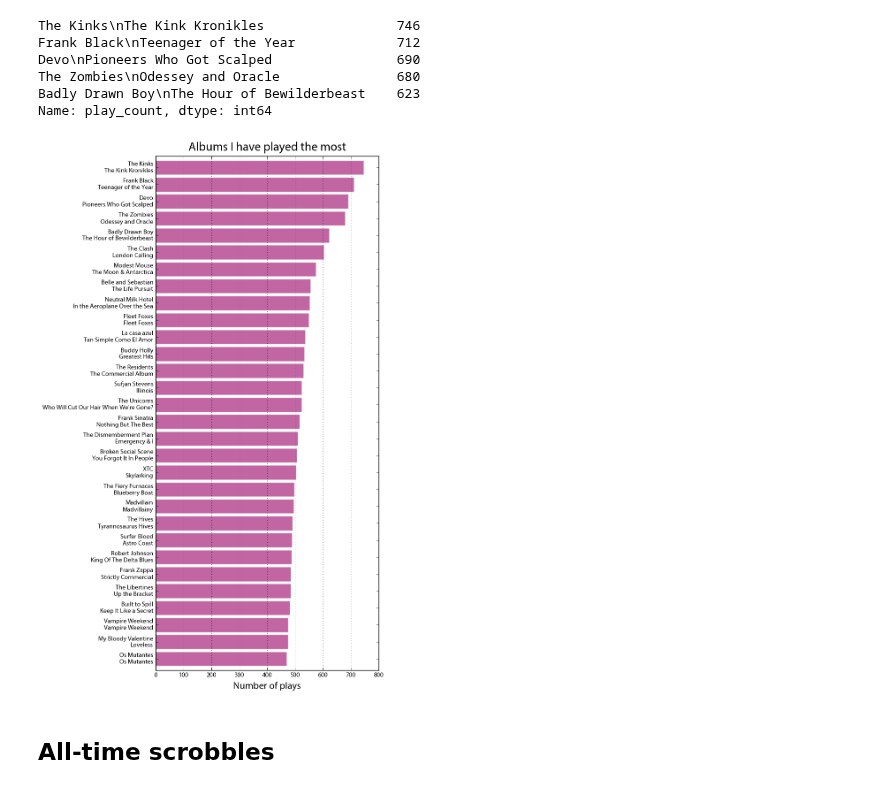
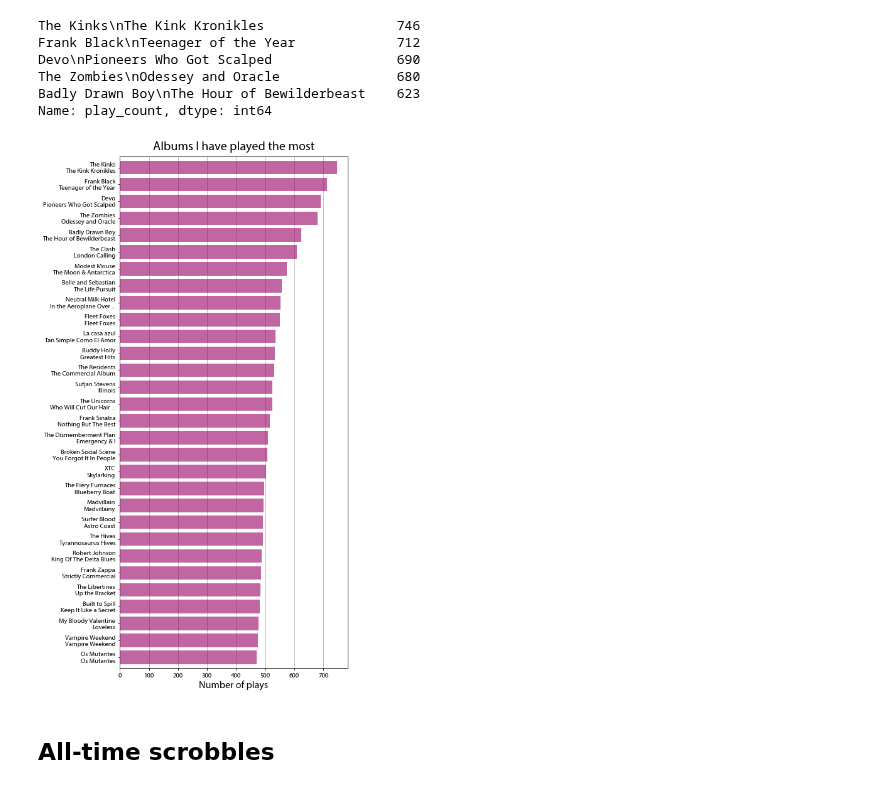
Before and after one commit to gboeing/data-visualization, a Jupyter notebook: lastfm-listening-history/lastfm_analysis.ipynb, the cells around one changed output. Saved outputs shown, nothing was run; the diff lists cells and outputs as text; code cells hidden in the pictures.

```diff
--- a/lastfm-listening-history/lastfm_analysis.ipynb
+++ b/lastfm-listening-history/lastfm_analysis.ipynb
@@ -40,6 +40,6 @@ Belle and Sebastian    2365
 Name: play_count, dtype: int64
 # %%
-ax = artists_most.plot(kind='bar', figsize=[11, 7], width=0.85, alpha=0.6, color='#339933', edgecolor='w')
+ax = artists_most.plot(kind='bar', figsize=[11, 7], width=0.8, alpha=0.7, color='#339933', edgecolor=None, zorder=2)
 
 ax.yaxis.grid(True)
 ax.set_xticklabels(artists_most.index, rotation=45, rotation_mode='anchor', ha='right', fontproperties=ticks_font)
@@ -58,7 +58,15 @@ plt.show()
 ## Top tracks
 # %%
 tracks_most = pd.read_csv('data/lastfm_top_tracks.csv', encoding='utf-8')
-index = tracks_most.apply(lambda x: '{}\n{}'.format(x['artist'], x['track']), axis='columns')
+
+def make_label(row, maxlength=30, suffix='...'):
+    artist = row['artist']
+    track = row['track']
+    if len(track) > maxlength:
+        track = '{}{}'.format(track[:maxlength-len(suffix)], suffix)
+    return '{}\n{}'.format(artist, track)
+
+index = tracks_most.apply(make_label, axis='columns')
 tracks_most = tracks_most.set_index(index).drop(labels=['artist', 'track'], axis='columns')
 tracks_most = tracks_most['play_count'].head(20)
 tracks_most.head()
@@ -70,7 +78,8 @@ The Zombies\nThis Will Be Our Year        114
 Nada Surf\nBlonde on Blonde               106
 Name: play_count, dtype: int64
 # %%
-ax = tracks_most.sort_values().plot(kind='barh', figsize=[6, 10], width=0.85, alpha=0.6, color='#003399', edgecolor='w')
+ax = tracks_most.sort_values().plot(kind='barh', figsize=[6, 10], width=0.8, alpha=0.6,
+                                    color='#003399', edgecolor=None, zorder=2)
 ax.xaxis.grid(True)
 for label in ax.get_xticklabels():
     label.set_fontproperties(ticks_font_h)
@@ -88,7 +97,15 @@ plt.show()
 ## Top albums
 # %%
 albums_most = pd.read_csv('data/lastfm_top_albums.csv', encoding='utf-8')
-index = albums_most.apply(lambda x: '{}\n{}'.format(x['artist'], x['album']), axis='columns')
+
+def make_label(row, maxlength=25, suffix='...'):
+    artist = row['artist']
+    track = row['album']
+    if len(track) > maxlength:
+        track = '{}{}'.format(track[:maxlength-len(suffix)], suffix)
+    return '{}\n{}'.format(artist, track)
+
+index = albums_most.apply(make_label, axis='columns')
 albums_most = albums_most.set_index(index).drop(labels=['artist', 'album'], axis='columns')
 albums_most = albums_most['play_count'].head(30)
 albums_most.head()
@@ -100,20 +117,21 @@ The Zombies\nOdessey and Oracle               680
 Badly Drawn Boy\nThe Hour of Bewilderbeast    623
 Name: play_count, dtype: int64
 # %%
-ax = albums_most.sort_values().plot(kind='barh', figsize=[6.5, 15], width=0.85, alpha=0.6, color='#990066', edgecolor='w')
+ax = albums_most.sort_values().plot(kind='barh', figsize=[6.5, 15], width=0.8, alpha=0.6, color='#990066',
+                                    edgecolor=None, zorder=2)
 ax.xaxis.grid(True)
 for label in ax.get_xticklabels():
     label.set_fontproperties(ticks_font_h)
 for label in ax.get_yticklabels():
     label.set_fontproperties(ticks_font_h)
 ax.set_xlabel('Number of plays', fontproperties=label_font)
 ax.set_ylabel('', fontproperties=label_font)
 ax.set_title('Albums I have played the most', fontproperties=title_font, y=1.005)
 
 plt.savefig('images/lastfm-albums-played-most-h.png', dpi=96, bbox_inches='tight')
 plt.show()
 # %% [output]
-[figure, old version]
+[figure, new version]
 # %% [markdown]
 ## All-time scrobbles
 # %%
```
Also changed, not shown: parts of 28 cells of this notebook, 23 other files.
